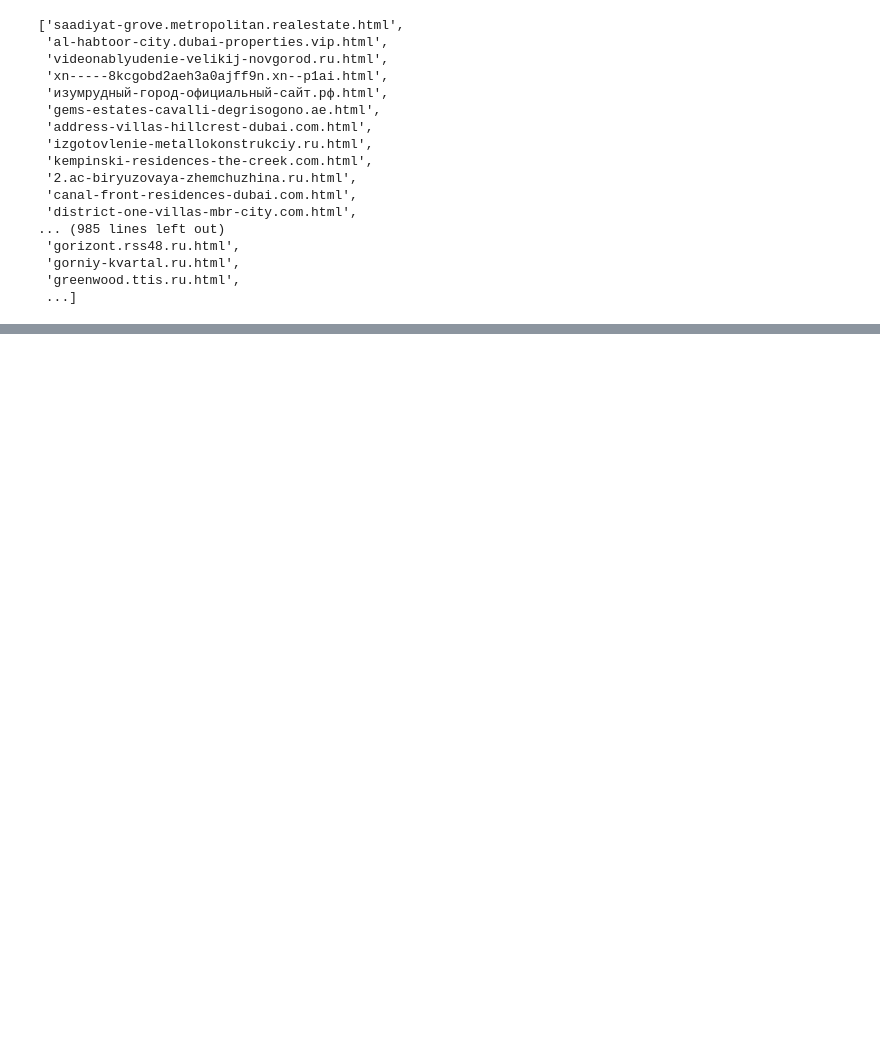
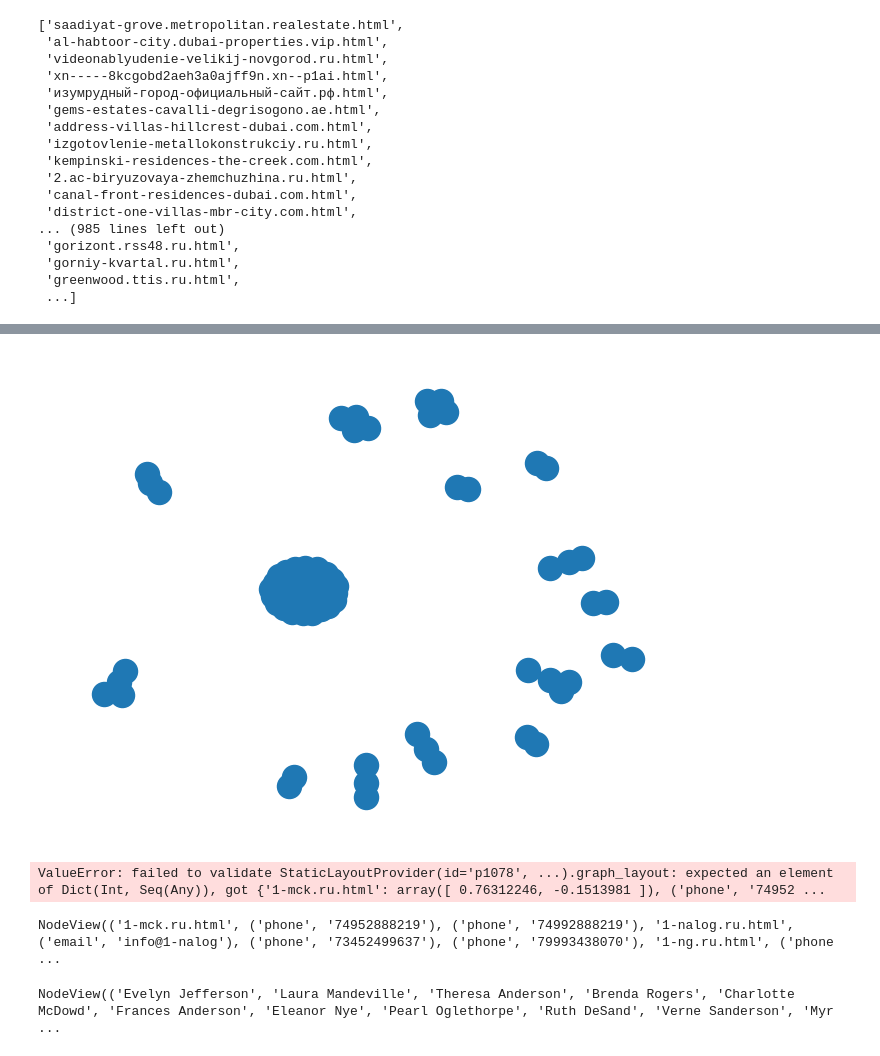
Before and after one commit to YakovLya/pineapple, a Jupyter notebook: graph_analysis.ipynb, the cells around one changed output, grey strips where cells are left out. Cells and saved outputs as stored; diff of their text form; code cells hidden in the pictures; blank space fills up the shorter version.

```diff
--- a/graph_analysis.ipynb
+++ b/graph_analysis.ipynb
@@ -119,0 +84,19 @@ AttributeError: module 'scipy.sparse' has no attribute 'coo_array'
+# %%
+nx.draw(gr)
+# %% [output]
+[figure, added]
+# %%
+plot = figure()
+graph = from_networkx(gr, nx.spring_layout)
+plot.renderers.append(graph)
+output_file("networkx_graph.html")
+# %% [output]
+ValueError: failed to validate StaticLayoutProvider(id='p1078', ...).graph_layout: expected an element of Dict(Int, Seq(Any)), got {'1-mck.ru.html': array([ 0.76312246, -0.1513981 ]), ('phone', '74952 ...
+# %%
+gr.nodes()
+# %% [output]
+NodeView(('1-mck.ru.html', ('phone', '74952888219'), ('phone', '74992888219'), '1-nalog.ru.html', ('email', 'info@1-nalog'), ('phone', '73452499637'), ('phone', '79993438070'), '1-ng.ru.html', ('phone ...
+# %%
+nx.davis_southern_women_graph().nodes()
+# %% [output]
+NodeView(('Evelyn Jefferson', 'Laura Mandeville', 'Theresa Anderson', 'Brenda Rogers', 'Charlotte McDowd', 'Frances Anderson', 'Eleanor Nye', 'Pearl Oglethorpe', 'Ruth DeSand', 'Verne Sanderson', 'Myr ...
```
Also changed, not shown: parts of 9 cells of this notebook, 4 other files.
